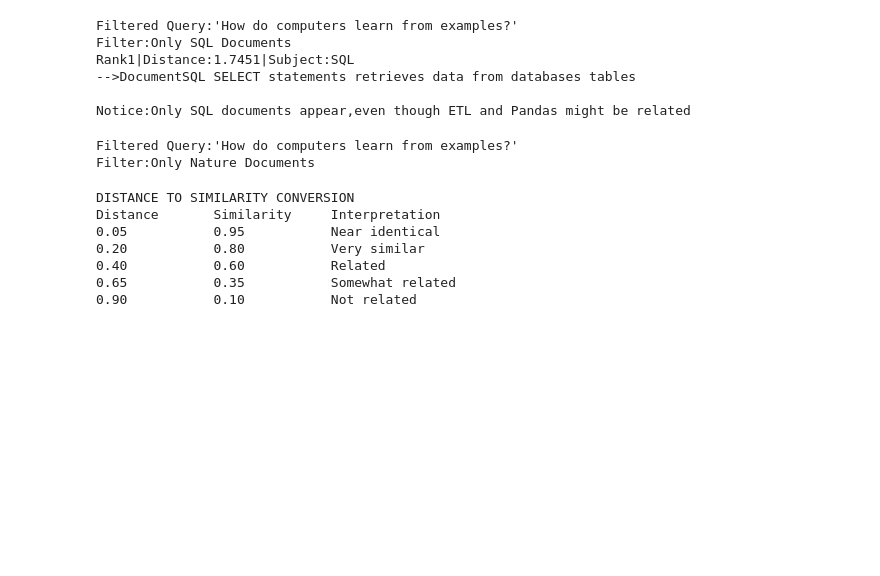
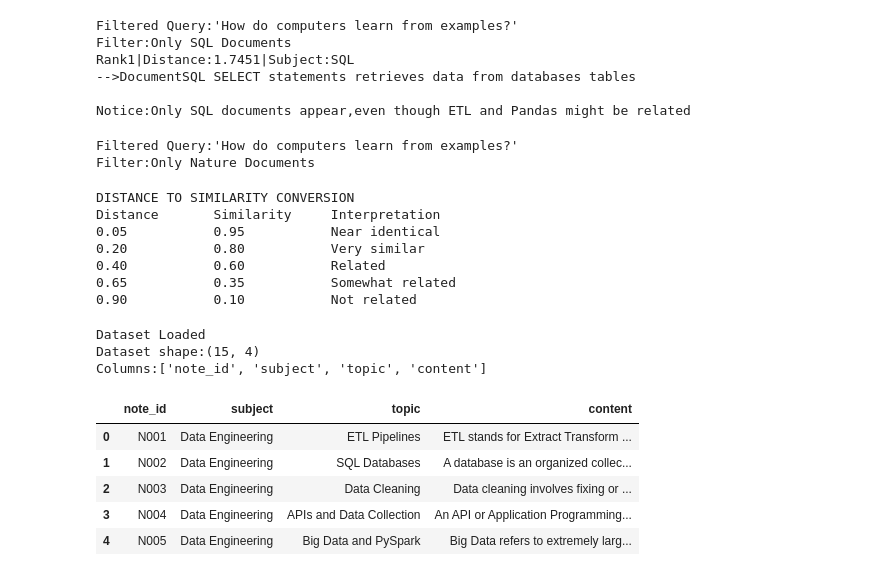
Before and after one commit to HarshiniArulmani2006/Harshini-codeboosters-2026, a Jupyter notebook: Day_7/Day_7_Gen_Ai.ipynb, the cells around one changed output. Drawn from its saved outputs; the diff is of its cells as text; code cells hidden in the pictures; blank space fills up the shorter version.

```diff
--- a/Day_7/Day_7_Gen_Ai.ipynb
+++ b/Day_7/Day_7_Gen_Ai.ipynb
@@ -338,3 +338,21 @@ Distance       Similarity     Interpretation
 0.40           0.60           Related
 0.65           0.35           Somewhat related
 0.90           0.10           Not related
+# %%
+notes_df=pd.read_csv('college_notes.csv')
+print('Dataset Loaded')
+print(f"Dataset shape:{notes_df.shape}")
+print(f"Columns:{list(notes_df.columns)}")
+# %% [output]
+Dataset Loaded
+Dataset shape:(15, 4)
+Columns:['note_id', 'subject', 'topic', 'content']
+# %%
+notes_df.head()
+# %% [output]
+|  | note_id | subject | topic | content |
+| 0 | N001 | Data Engineering | ETL Pipelines | ETL stands for Extract Transform ... |
+| 1 | N002 | Data Engineering | SQL Databases | A database is an organized collec... |
+| 2 | N003 | Data Engineering | Data Cleaning | Data cleaning involves fixing or ... |
+| 3 | N004 | Data Engineering | APIs and Data Collection | An API or Application Programming... |
+| 4 | N005 | Data Engineering | Big Data and PySpark | Big Data refers to extremely larg... |
```
Also changed, not shown: parts of 3 cells of this notebook.
